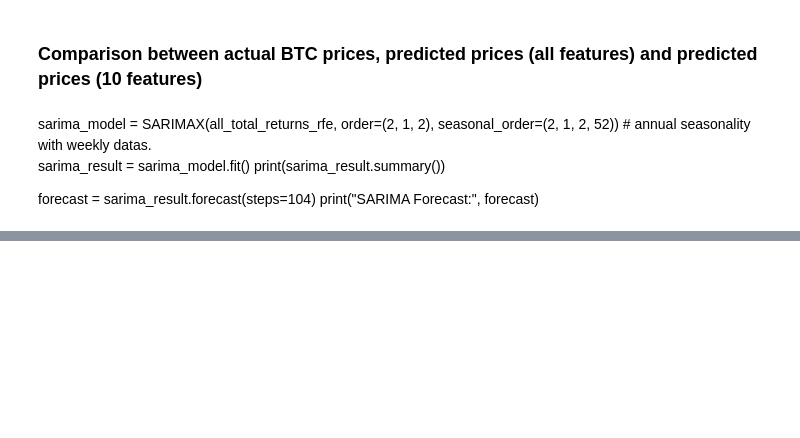
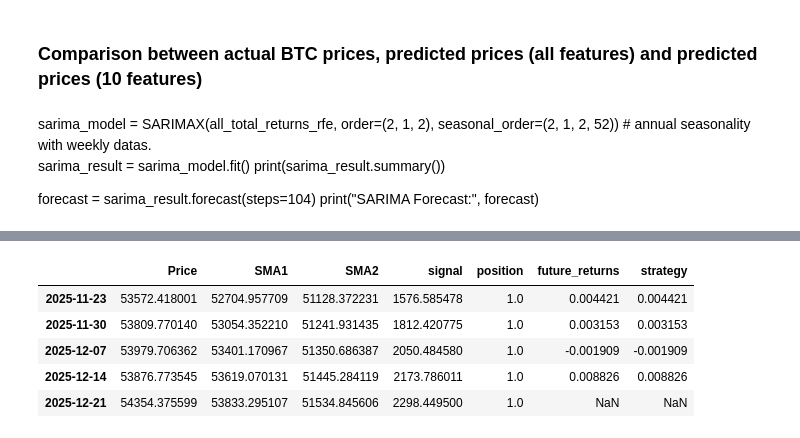
Before and after one commit to hecmaximebailloud/repo_ADA_project, a Jupyter notebook: Projet_data_test.ipynb, the cells around one changed output, grey strips where cells are left out. Cells and saved outputs as stored; diff of their text form; code cells hidden in the pictures; blank space fills up the shorter version.

```diff
--- a/Projet_data_test.ipynb
+++ b/Projet_data_test.ipynb
@@ -1003,0 +1082,3 @@ plt.show()
+# %%
+df_combined_1['position'] = np.sign(df_combined_1['signal'])
+df_combined_1.tail()
@@ -1003,0 +1098,3 @@ plt.show()
+# %%
+df_combined_1['future_returns'] = np.log(df_combined_1['Price'].shift(-1) / df_combined_1['Price'])
+df_combined_1.tail()
@@ -1003,0 +1108,10 @@ plt.show()
+# %%
+df_combined_1['strategy'] = df_combined_1['position'] * df_combined_1['future_returns']
+df_combined_1.tail()
+# %% [output]
+|  | Price | SMA1 | SMA2 | signal | position | future_returns | strategy |
+| 2025-11-23 | 53572.418001 | 52704.957709 | 51128.372231 | 1576.585478 | 1.0 | 0.004421 | 0.004421 |
+| 2025-11-30 | 53809.770140 | 53054.352210 | 51241.931435 | 1812.420775 | 1.0 | 0.003153 | 0.003153 |
+| 2025-12-07 | 53979.706362 | 53401.170967 | 51350.686387 | 2050.484580 | 1.0 | -0.001909 | -0.001909 |
+| 2025-12-14 | 53876.773545 | 53619.070131 | 51445.284119 | 2173.786011 | 1.0 | 0.008826 | 0.008826 |
+| 2025-12-21 | 54354.375599 | 53833.295107 | 51534.845606 | 2298.449500 | 1.0 | NaN | NaN |
```
Also changed, not shown: parts of 9 cells of this notebook.
